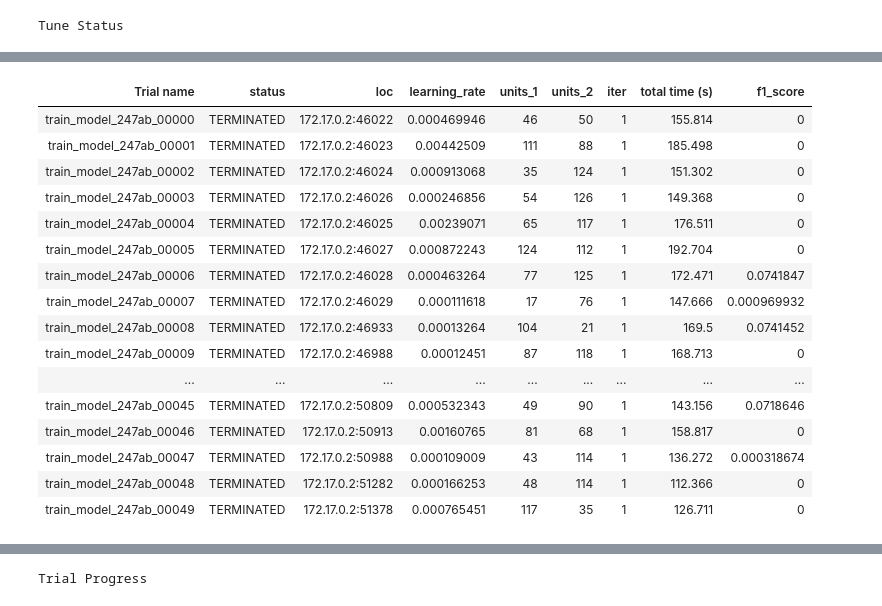
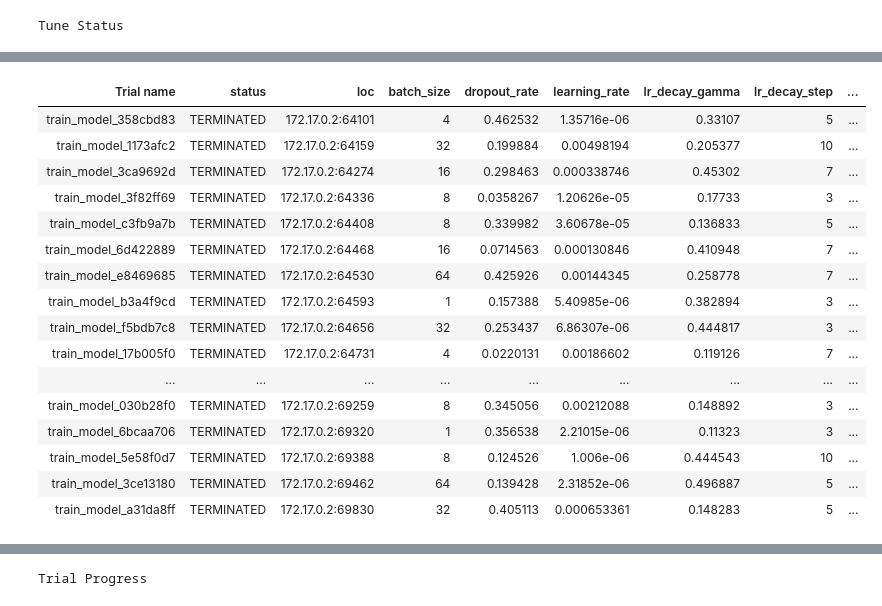
Before and after one commit to tensor-works/data-science-cookbook, a Jupyter notebook: datalab/nn_model_selection.ipynb, the cells around one changed output, grey strips where cells are left out. Saved outputs shown, nothing was run; the diff lists cells and outputs as text; code cells hidden in the pictures.

```diff
--- a/datalab/nn_model_selection.ipynb
+++ b/datalab/nn_model_selection.ipynb
@@ -20,5 +17,6 @@ ModuleNotFoundError: No module named 'ray.tune.suggest'
 # %%
 # Assuming feature_df and targets_df are already defined
 data_dir = os.getenv("DATA")
-minmax_df = pd.read_csv(Path(data_dir) / "minmax_dataset.csv")
+encoded_df = pd.read_csv(Path(data_dir) / "encoded_df.csv")
 targets_df = pd.read_csv(Path(data_dir) / "target.csv")
+encoded_df.head()
@@ -47,0 +31,12 @@ from utils.evaluators import evaluate_network
+# %%
+from sklearn.preprocessing import MinMaxScaler
+scaler = MinMaxScaler()
+sub_encoded_df = encoded_df.sample(n=10000, random_state=42)
+
+minmax_df = pd.DataFrame(scaler.fit_transform(sub_encoded_df.drop(columns="id")),
+                         columns=encoded_df.columns.difference(["id"]))
+# %%
+ids = sub_encoded_df.id
+y = targets_df.set_index("id").loc[ids]["Interesse"].values
+X = minmax_df.values
+X.shape
@@ -48,20 +65,42 @@ from utils.evaluators import evaluate_network
 # %%
+X_id = ray.put(X)
+y_id = ray.put(y)
+
 def train_dnn(config):
     X = ray.get(X_id)
     y = ray.get(y_id)
-    _, _, f1 = evaluate_network(X, y, lr=config["learning_rate"], layer_sizes=[config["units_1"], config["units_1"]])
-    return {"f1_score": f1}
+    _, _, f1 = evaluate_network_ray(X,
+                                    y,
+                                    lr=config["learning_rate"],
+                                    batch_size=config["batch_size"],
+                                    layer_sizes=config["layer_sizes"],
+                                    dropout_rate=config["dropout_rate"],
+                                    weight_decay=config["weight_decay"],
+                                    lr_decay_step=config["lr_decay_step"],
+                                    lr_decay_gamma=config["lr_decay_gamma"])
 
 
 def train_model(config):
-    return train_dnn(config)
+    train_dnn(config)
 
 
 search_space = {
     # DNN hyperparameters
-    "units_1": tune.randint(16, 128),
-    "units_2": tune.randint(16, 128),
-    "learning_rate": tune.loguniform(1e-4, 1e-2)
+    "learning_rate":
+        tune.loguniform(1e-6, 1e-2),
+    "layer_sizes":
+        tune.sample_from(lambda: [tune.choice(range(8,256)).sample()]*tune.choice(range(1,5)).sample()),
+
+    "batch_size":
+        tune.choice([1, 4, 8, 16, 32, 64]),
+    "dropout_rate":
+        tune.uniform(0, 0.5),
+    "weight_decay":
+        tune.loguniform(1e-5, 1e-2),
+    "lr_decay_step":
+        tune.choice([3, 5, 7, 10]),
+    "lr_decay_gamma":
+        tune.uniform(0.1, 0.5),
 }
 
 ray.init(num_cpus=8, num_gpus=1, ignore_reinit_error=True)
@@ -69,11 +108,11 @@ ray.init(num_cpus=8, num_gpus=1, ignore_reinit_error=True)
 analysis = tune.run(train_model,
                     config=search_space,
                     num_samples=50,
-                    search_alg=BayesOptSearch(metric="f1_score", mode="max"),
+                    search_alg=HEBOSearch(metric="f1_score", mode="max"),
                     scheduler=ASHAScheduler(metric="f1_score", mode="max"),
                     resources_per_trial={
                         "cpu": 1,
-                        "gpu": 1/8
+                        "gpu": 1 / 8
                     })
 
 best_config = analysis.get_best_config(metric="f1_score", mode="max")
@@ -96,19 +137,19 @@ Bracket: Iter 64.000: None | Iter 16.000: None | Iter 4.000: None | Iter 1.000:
 Logical resource usage: 1.0/12 CPUs, 0.125/1 GPUs (0.0/1.0 accelerator_type:G)
 Trial Status
-| Trial name | status | loc | learning_rate | units_1 | units_2 | iter | total time (s) | f1_score |
-| train_model_247ab_00000 | TERMINATED | 172.17.0.2:46022 | 0.000469946 | 46 | 50 | 1 | 155.814 | 0 |
-| train_model_247ab_00001 | TERMINATED | 172.17.0.2:46023 | 0.00442509 | 111 | 88 | 1 | 185.498 | 0 |
-| train_model_247ab_00002 | TERMINATED | 172.17.0.2:46024 | 0.000913068 | 35 | 124 | 1 | 151.302 | 0 |
-| train_model_247ab_00003 | TERMINATED | 172.17.0.2:46026 | 0.000246856 | 54 | 126 | 1 | 149.368 | 0 |
-| train_model_247ab_00004 | TERMINATED | 172.17.0.2:46025 | 0.00239071 | 65 | 117 | 1 | 176.511 | 0 |
-| train_model_247ab_00005 | TERMINATED | 172.17.0.2:46027 | 0.000872243 | 124 | 112 | 1 | 192.704 | 0 |
-| train_model_247ab_00006 | TERMINATED | 172.17.0.2:46028 | 0.000463264 | 77 | 125 | 1 | 172.471 | 0.0741847 |
-| train_model_247ab_00007 | TERMINATED | 172.17.0.2:46029 | 0.000111618 | 17 | 76 | 1 | 147.666 | 0.000969932 |
-| train_model_247ab_00008 | TERMINATED | 172.17.0.2:46933 | 0.00013264 | 104 | 21 | 1 | 169.5 | 0.0741452 |
-| train_model_247ab_00009 | TERMINATED | 172.17.0.2:46988 | 0.00012451 | 87 | 118 | 1 | 168.713 | 0 |
+| Trial name | status | loc | batch_size | dropout_rate | learning_rate | lr_decay_gamma | lr_decay_step | ... |
+| train_model_358cbd83 | TERMINATED | 172.17.0.2:64101 | 4 | 0.462532 | 1.35716e-06 | 0.33107 | 5 | ... |
+| train_model_1173afc2 | TERMINATED | 172.17.0.2:64159 | 32 | 0.199884 | 0.00498194 | 0.205377 | 10 | ... |
+| train_model_3ca9692d | TERMINATED | 172.17.0.2:64274 | 16 | 0.298463 | 0.000338746 | 0.45302 | 7 | ... |
+| train_model_3f82ff69 | TERMINATED | 172.17.0.2:64336 | 8 | 0.0358267 | 1.20626e-05 | 0.17733 | 3 | ... |
+| train_model_c3fb9a7b | TERMINATED | 172.17.0.2:64408 | 8 | 0.339982 | 3.60678e-05 | 0.136833 | 5 | ... |
+| train_model_6d422889 | TERMINATED | 172.17.0.2:64468 | 16 | 0.0714563 | 0.000130846 | 0.410948 | 7 | ... |
+| train_model_e8469685 | TERMINATED | 172.17.0.2:64530 | 64 | 0.425926 | 0.00144345 | 0.258778 | 7 | ... |
+| train_model_b3a4f9cd | TERMINATED | 172.17.0.2:64593 | 1 | 0.157388 | 5.40985e-06 | 0.382894 | 3 | ... |
+| train_model_f5bdb7c8 | TERMINATED | 172.17.0.2:64656 | 32 | 0.253437 | 6.86307e-06 | 0.444817 | 3 | ... |
+| train_model_17b005f0 | TERMINATED | 172.17.0.2:64731 | 4 | 0.0220131 | 0.00186602 | 0.119126 | 7 | ... |
 | ... | ... | ... | ... | ... | ... | ... | ... | ... |
-| train_model_247ab_00045 | TERMINATED | 172.17.0.2:50809 | 0.000532343 | 49 | 90 | 1 | 143.156 | 0.0718646 |
-| train_model_247ab_00046 | TERMINATED | 172.17.0.2:50913 | 0.00160765 | 81 | 68 | 1 | 158.817 | 0 |
-| train_model_247ab_00047 | TERMINATED | 172.17.0.2:50988 | 0.000109009 | 43 | 114 | 1 | 136.272 | 0.000318674 |
-| train_model_247ab_00048 | TERMINATED | 172.17.0.2:51282 | 0.000166253 | 48 | 114 | 1 | 112.366 | 0 |
-| train_model_247ab_00049 | TERMINATED | 172.17.0.2:51378 | 0.000765451 | 117 | 35 | 1 | 126.711 | 0 |
+| train_model_030b28f0 | TERMINATED | 172.17.0.2:69259 | 8 | 0.345056 | 0.00212088 | 0.148892 | 3 | ... |
+| train_model_6bcaa706 | TERMINATED | 172.17.0.2:69320 | 1 | 0.356538 | 2.21015e-06 | 0.11323 | 3 | ... |
+| train_model_5e58f0d7 | TERMINATED | 172.17.0.2:69388 | 8 | 0.124526 | 1.006e-06 | 0.444543 | 10 | ... |
+| train_model_3ce13180 | TERMINATED | 172.17.0.2:69462 | 64 | 0.139428 | 2.31852e-06 | 0.496887 | 5 | ... |
+| train_model_a31da8ff | TERMINATED | 172.17.0.2:69830 | 32 | 0.405113 | 0.000653361 | 0.148283 | 5 | ... |
```
Also changed, not shown: parts of 12 cells of this notebook, 10 other files.
